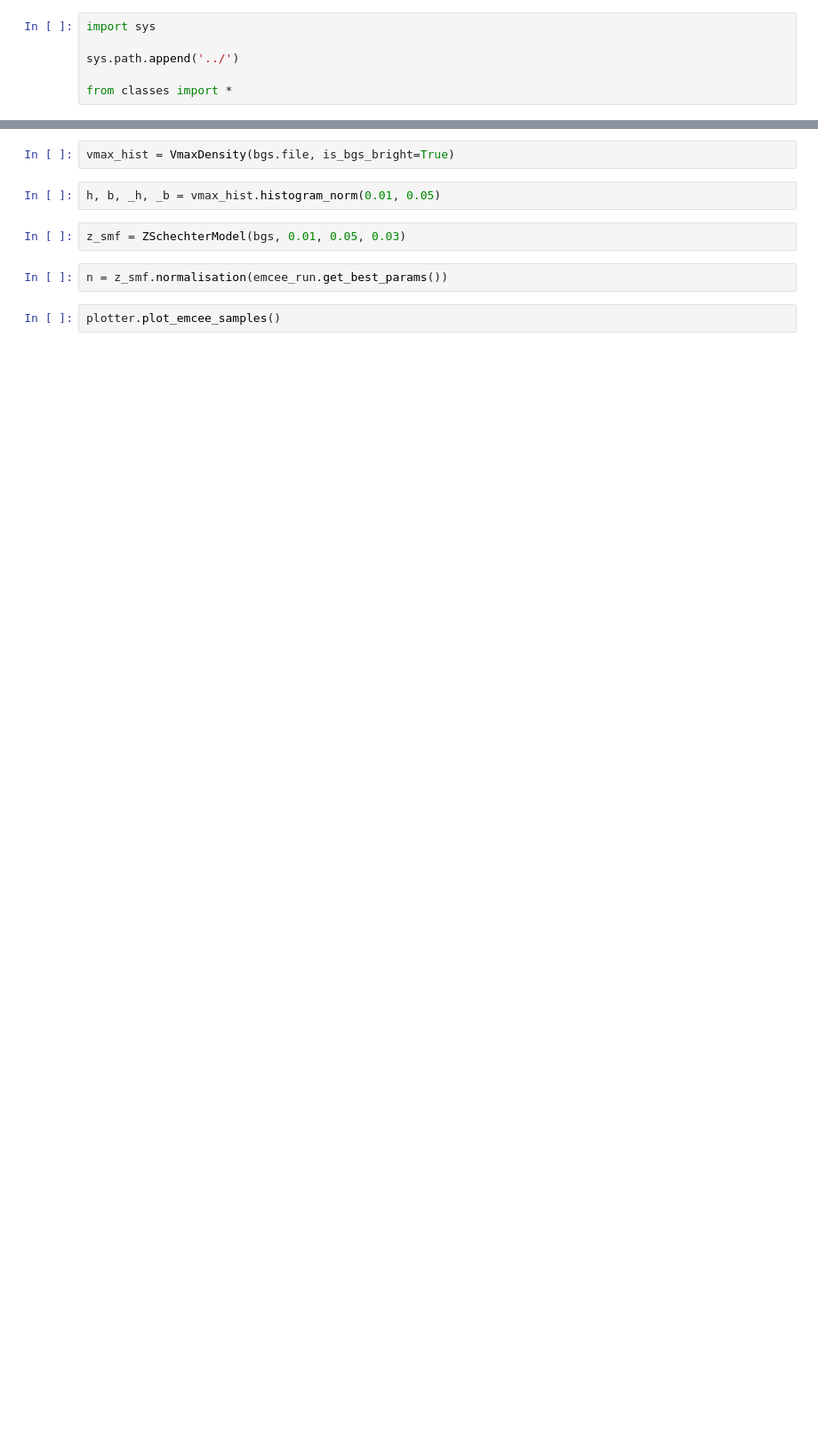
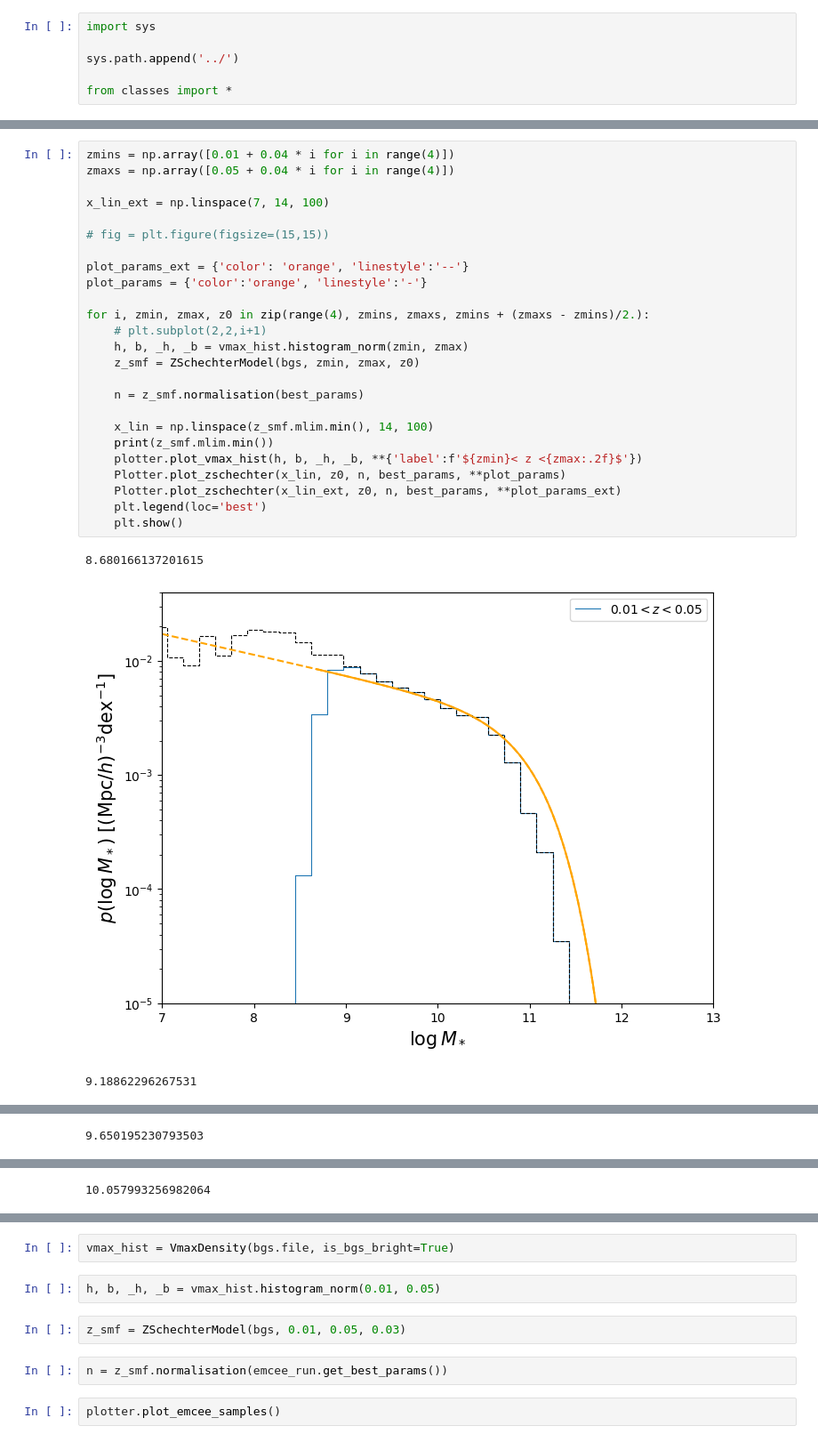
Before and after one commit to fedehope/zSMF, a Jupyter notebook: nb/test.ipynb, the cells around one changed output, grey strips where cells are left out. Shown at 89% size. Saved outputs shown, nothing was run; the diff lists cells and outputs as text; blank space fills up the shorter version.

```diff
--- a/nb/test.ipynb
+++ b/nb/test.ipynb
@@ -18,0 +23,29 @@ fig, ax = plotter.plot_selected_data(0.01, 0.05)
+# %%
+zmins = np.array([0.01 + 0.04 * i for i in range(4)])
+zmaxs = np.array([0.05 + 0.04 * i for i in range(4)])
+
+x_lin_ext = np.linspace(7, 14, 100)
+
+# fig = plt.figure(figsize=(15,15))
+
+plot_params_ext = {'color': 'orange', 'linestyle':'--'}
+plot_params = {'color':'orange', 'linestyle':'-'}
+
+for i, zmin, zmax, z0 in zip(range(4), zmins, zmaxs, zmins + (zmaxs - zmins)/2.):
+    # plt.subplot(2,2,i+1)
+    h, b, _h, _b = vmax_hist.histogram_norm(zmin, zmax)
+    z_smf = ZSchechterModel(bgs, zmin, zmax, z0)
+
+    n = z_smf.normalisation(best_params)
+
+    x_lin = np.linspace(z_smf.mlim.min(), 14, 100)
+    print(z_smf.mlim.min())
+    plotter.plot_vmax_hist(h, b, _h, _b, **{'label':f'${zmin}< z <{zmax:.2f}$'})
+    Plotter.plot_zschechter(x_lin, z0, n, best_params, **plot_params)
+    Plotter.plot_zschechter(x_lin_ext, z0, n, best_params, **plot_params_ext)
+    plt.legend(loc='best')
+    plt.show()
+# %% [output]
+8.680166137201615
+[figure, added]
+9.18862296267531
@@ -18,0 +53 @@ fig, ax = plotter.plot_selected_data(0.01, 0.05)
+9.650195230793503
@@ -18,0 +55 @@ fig, ax = plotter.plot_selected_data(0.01, 0.05)
+10.057993256982064
```
Also changed, not shown: parts of 9 cells of this notebook, 1 other file.
